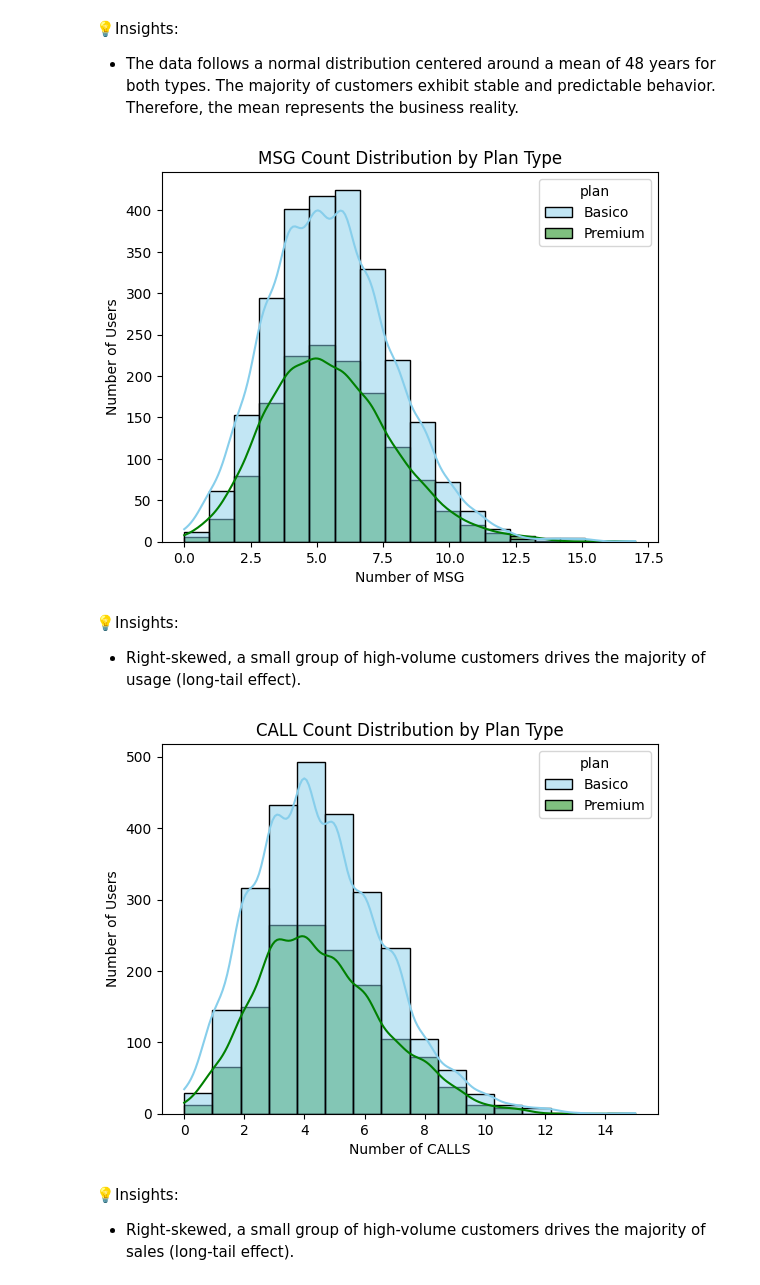
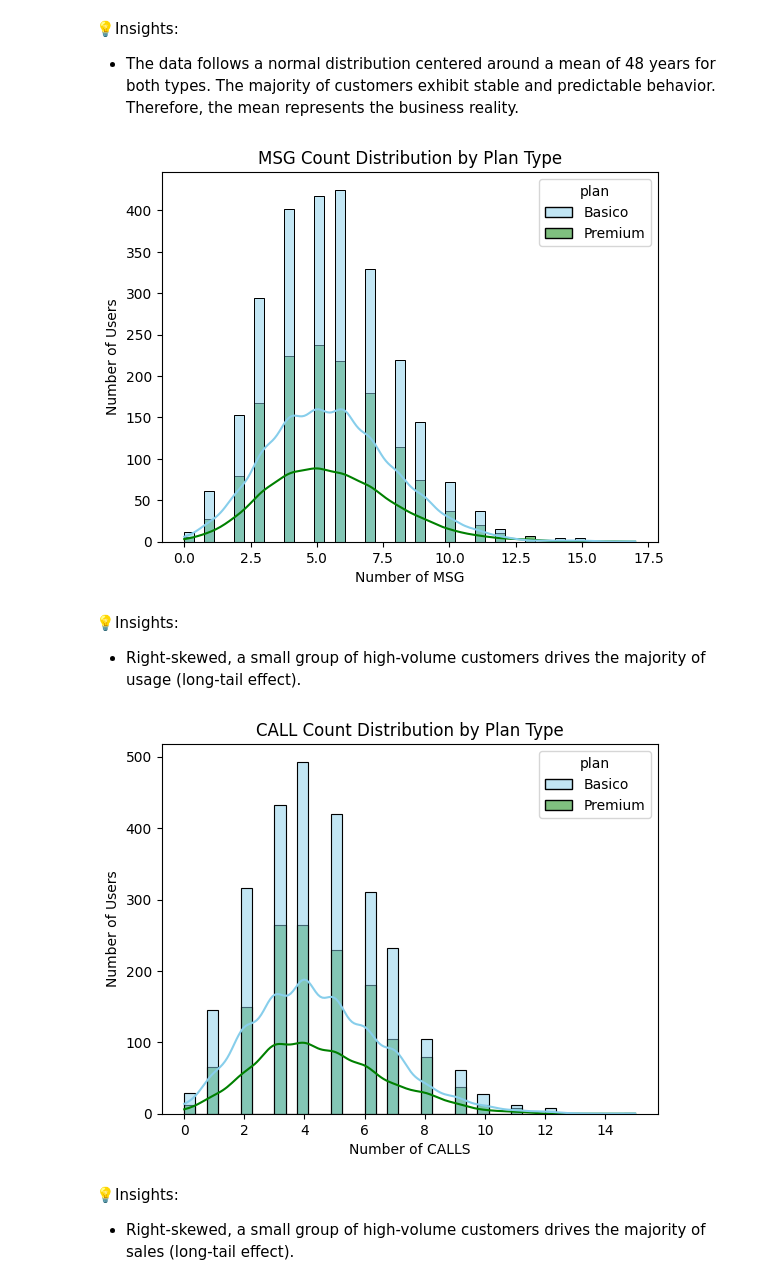
Before and after one commit to IngLuisGarcia17/S7-Project_ConnectaTel, a Jupyter notebook: Copia_de_S7_Project_ConnectaTel.ipynb, the cells around one changed output. Drawn from its saved outputs; the diff is of its cells as text; code cells hidden in the pictures.

```diff
--- a/Copia_de_S7_Project_ConnectaTel.ipynb
+++ b/Copia_de_S7_Project_ConnectaTel.ipynb
@@ -434,10 +369,9 @@ array(['Medellín', nan, 'CDMX', 'Bogotá', 'GDL', 'MTY', 'Cali'],
       dtype=object)
 # %%
 # Mark future dates as NA for reg_date
-users.loc[users['reg_date'].dt.year > 2024, 'reg_date'] = pd.NA
-usage.loc[usage['date'].dt.year > 2024, 'date'] = pd.NA
+users['reg_date'] = users['reg_date'].mask(users['reg_date'].dt.year == 2026, pd.NA)
 
 # Verify changes
-print(f"futures dates in users: {(users['reg_date'].dt.year > 2024).sum()}")
-print(f"futures dates in usage: {(usage['date'].dt.year > 2024).sum()}")
+df_2026_now = users[users['reg_date'].dt.year == 2026]
+df_2026_now
 # %% [output]
@@ -612,17 +498,16 @@ plt.show()
 # %%
 # Histogram to visualize message count
 sns.histplot(data= user_profile,
              x= 'message_count',
              hue= 'plan',
              palette= ['skyblue','green'],
-             kde= True,
-             bins = 18)
+             kde= True)
 plt.title('MSG Count Distribution by Plan Type')
 plt.xlabel('Number of MSG')
 plt.ylabel('Number of Users')
 plt.show()
 # %% [output]
-[figure, old version]
+[figure, new version]
 # %% [markdown]
 💡Insights:
 - Right-skewed, a small group of high-volume customers drives the majority of usage (long-tail effect).
@@ -632,14 +517,13 @@ sns.histplot(data= user_profile,
              x='call_count',
              hue= 'plan',
              palette= ['skyblue','green'],
-             kde= True,
-             bins = 16)
+             kde= True)
 plt.title('CALL Count Distribution by Plan Type')
 plt.xlabel('Number of CALLS')
 plt.ylabel('Number of Users')
 plt.show()
 # %% [output]
-[figure, old version]
+[figure, new version]
 # %% [markdown]
 💡Insights:
 - Right-skewed, a small group of high-volume customers drives the majority of sales (long-tail effect).
```
Also changed, not shown: parts of 33 cells of this notebook.
